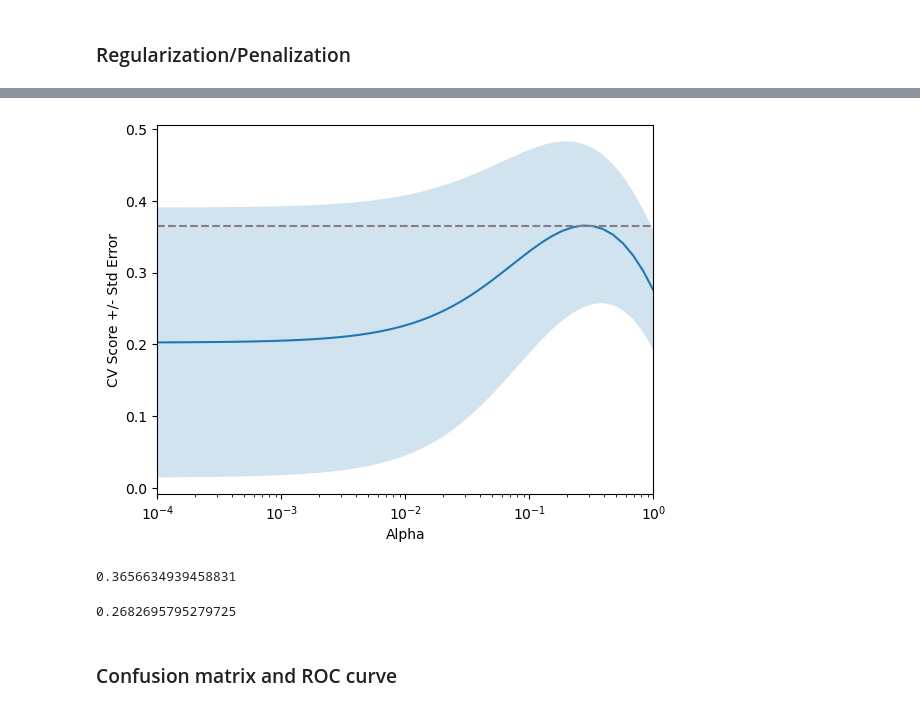
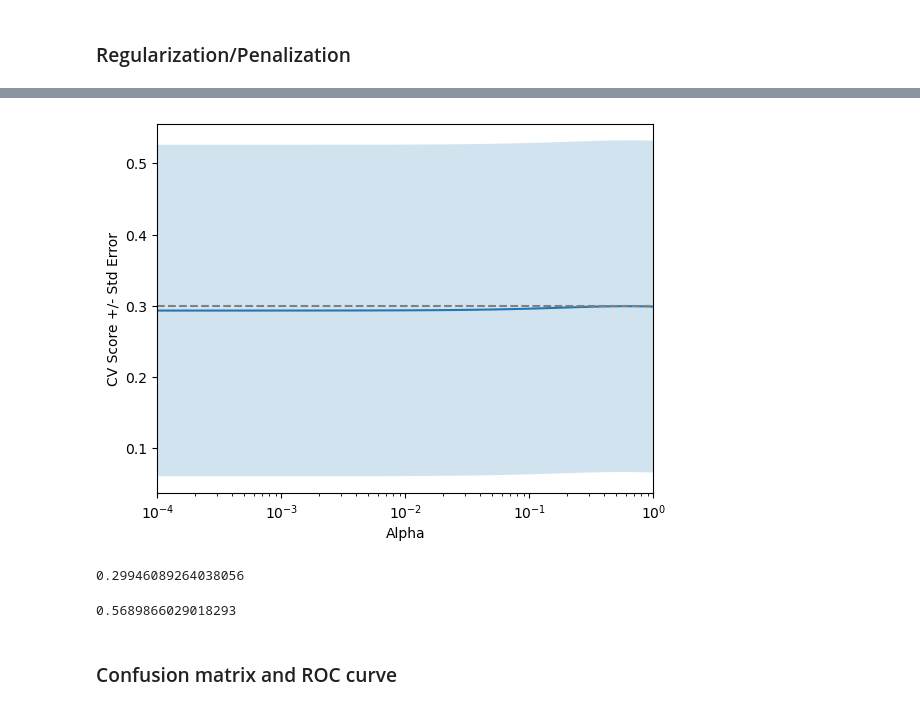
Before and after one commit to fuatkina/Advanced-Data-Analysis-for-Social-Sciences-Python, a Jupyter notebook: Week 10 - ML 1/Machine Learning 1.ipynb, the cells around one changed output, grey strips where cells are left out. Drawn from its saved outputs; the diff is of its cells as text; code cells hidden in the pictures.

```diff
--- a/Week 10 - ML 1/Machine Learning 1.ipynb
+++ b/Week 10 - ML 1/Machine Learning 1.ipynb
@@ -168,7 +168,9 @@ plt.show()
 ## Linear Regression
 # %%
 from sklearn import datasets
-boston = datasets.load_boston()
+#boston = datasets.load_boston()
+
+boston = pd.read_csv("HousingData.csv")
 # %%
 boston
 # %% [output]
@@ -206,9 +204,11 @@ Variables in the boston data
 12. B - 1000(Bk - 0.63)^2 where Bk is the proportion of blacks by town
 13. LSTAT - lower status of the population
 14. MEDV - Median value of owner-occupied homes in 1000 dolars
+# %%
+boston = boston.dropna()
 # %%
-X = boston.data
-y = boston.target
+X = boston.drop(columns = ["MEDV"]).to_numpy()
+y = boston["MEDV"].to_numpy()
 # %%
 X_rooms = X[:,5]
 # %%
@@ -329,44 +329,44 @@ def display_plot(cv_scores, cv_scores_std):
 # %%
 # Import necessary modules
 from sklearn.linear_model import Ridge
 from sklearn.model_selection import cross_val_score
 
 # Setup the array of alphas and lists to store scores
 alpha_space = np.logspace(-4, 0, 50)
 ridge_scores = []
 ridge_scores_std = []
 
 # Create a ridge regressor: ridge
-ridge = Ridge(normalize=True)
+ridge = Ridge()
 
 # Compute scores over range of alphas
 for alpha in alpha_space:
 
     # Specify the alpha value to use: ridge.alpha
     ridge.alpha = alpha
 
     # Perform 10-fold CV: ridge_cv_scores
     ridge_cv_scores = cross_val_score(ridge,X,y,cv=10)
 
     # Append the mean of ridge_cv_scores to ridge_scores
     ridge_scores.append(np.mean(ridge_cv_scores))
 
     # Append the std of ridge_cv_scores to ridge_scores_std
     ridge_scores_std.append(np.std(ridge_cv_scores))
 
 # Display the plot
 display_plot(ridge_scores, ridge_scores_std)
 # %% [output]
-[figure, old version]
+[figure, new version]
 # %%
 max(ridge_scores)
 # %% [output]
-0.3656634939458831
+0.29946089264038056
 # %%
 #the best performing alpha value:
 alpha_space[np.where(ridge_scores == max(ridge_scores))[0][0]]
 # %% [output]
-0.2682695795279725
+0.5689866029018293
 # %% [markdown]
  ### Confusion matrix and ROC curve
 # %%
```
Also changed, not shown: parts of 28 cells of this notebook.
